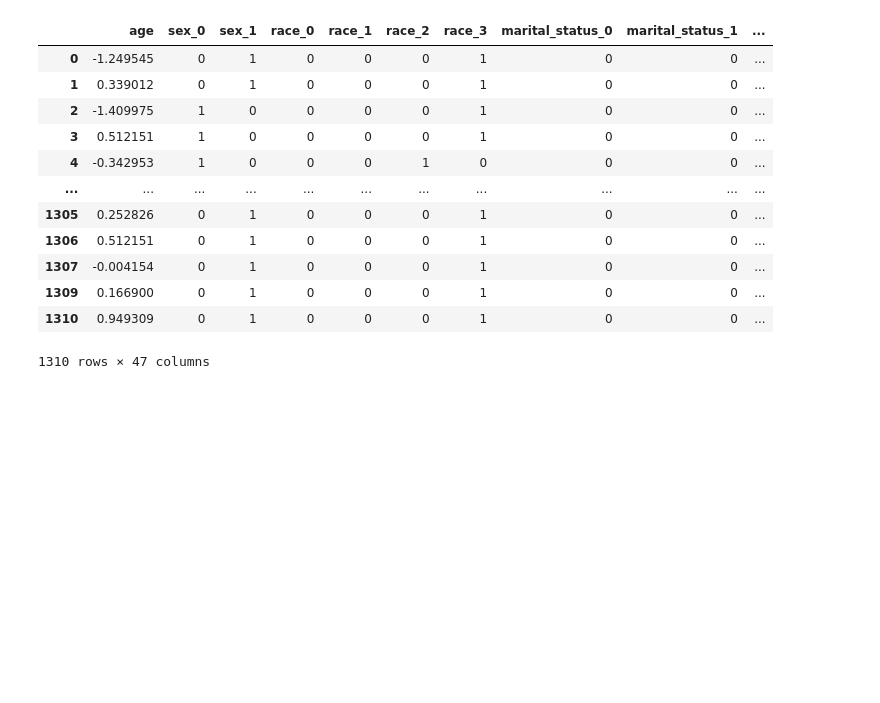
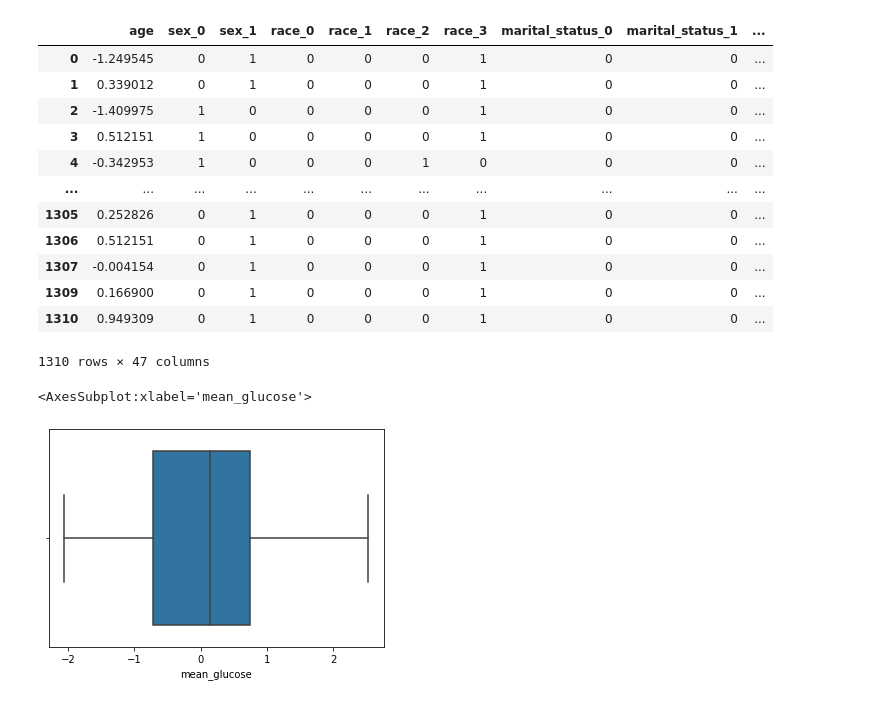
Before and after one commit to martinbudinsky3/diabetes-prediction, a Jupyter notebook: Budinsky_Balekova_Strojove_ucenie.ipynb, the cells around one changed output. Drawn from its saved outputs; the diff is of its cells as text; code cells hidden in the pictures; blank space fills up the shorter version.

```diff
--- a/Budinsky_Balekova_Strojove_ucenie.ipynb
+++ b/Budinsky_Balekova_Strojove_ucenie.ipynb
@@ -661,3 +677,8 @@ valid_data
 | 1309 | 0.166900 | 0 | 1 | 0 | 0 | 0 | 1 | 0 | 0 | ... |
 | 1310 | 0.949309 | 0 | 1 | 0 | 0 | 0 | 1 | 0 | 0 | ... |
 1310 rows × 47 columns
+# %%
+sns.boxplot(x=valid_data['mean_glucose'])
+# %% [output]
+<AxesSubplot:xlabel='mean_glucose'>
+[figure, added]
```
Also changed, not shown: parts of 5 cells of this notebook.
